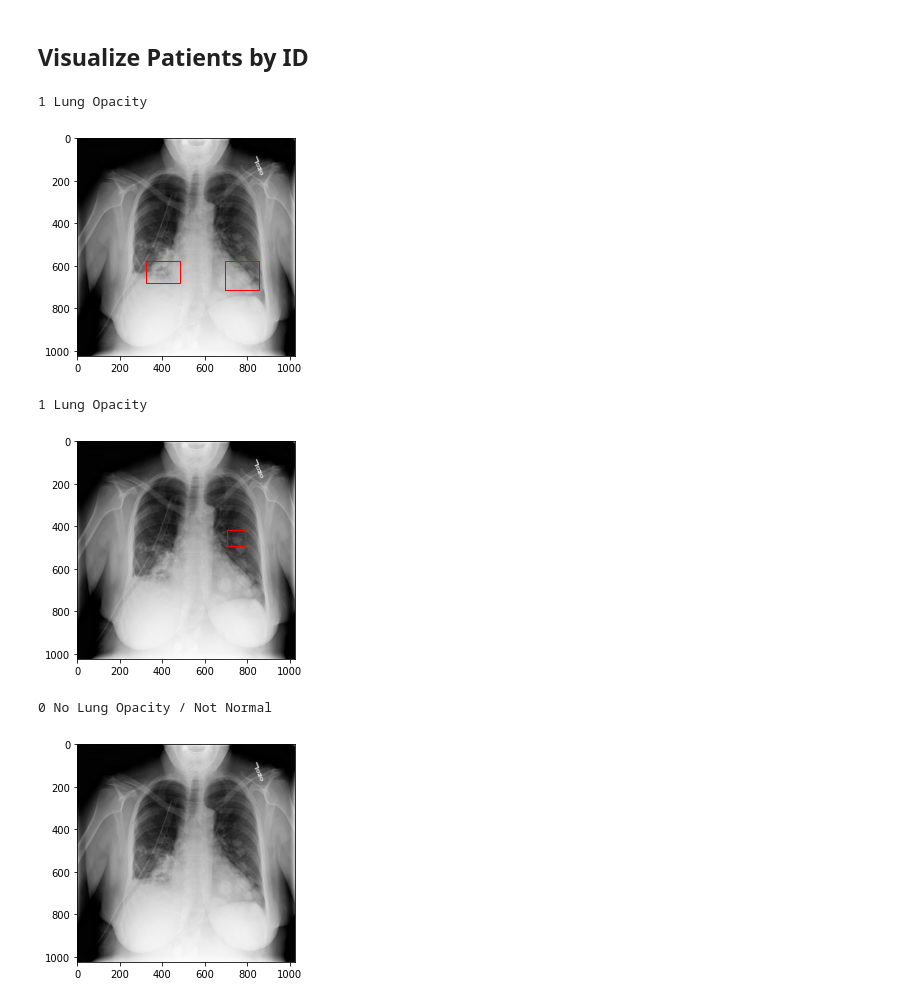
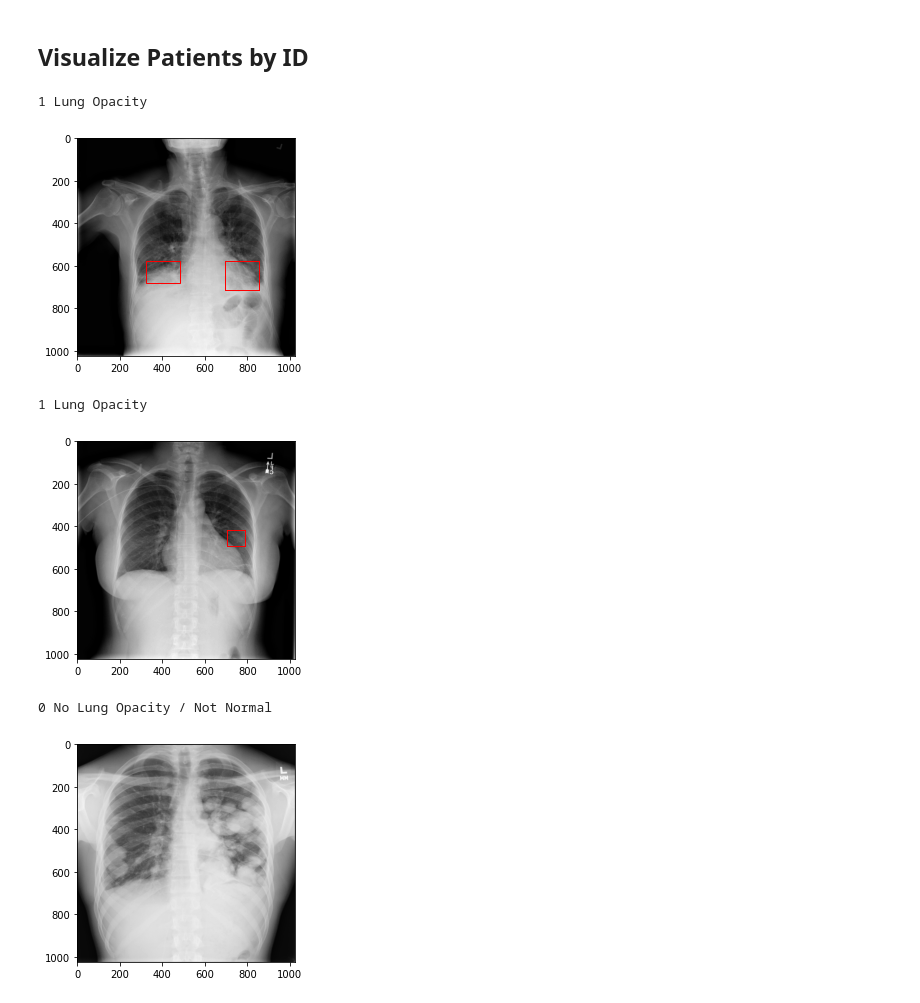
Before and after one commit to omarsayed7/RSNA-Pneumonia-Detection, a Jupyter notebook: RSNA_Pneumonia_Detection.ipynb, the cells around one changed output. Drawn from its saved outputs; the diff is of its cells as text; code cells hidden in the pictures.

```diff
--- a/RSNA_Pneumonia_Detection.ipynb
+++ b/RSNA_Pneumonia_Detection.ipynb
@@ -286,9 +355,8 @@ def get_sample(dataframe, img_dir, patientId):
       target = patient[5]
       p_class = patient[6]
 
-
   dcm_data = img_dir+'/%s.dcm' % patientId
-  dcm_data = pydicom.read_file(dcm_file)
+  dcm_data = pydicom.read_file(dcm_data)
   img = dcm_data.pixel_array
 
   return img, x, y, h, w, target, p_class
@@ -308,31 +376,36 @@ def draw(img, x, y, h, w):
     rect = patches.Rectangle((x_sub,y_sub),w_sub,h_sub,linewidth=1,edgecolor='r',facecolor='none')
     ax.add_patch(rect)
 
-  pylab.imshow(im, cmap=pylab.cm.gist_gray)
+  pylab.imshow(img, cmap=pylab.cm.gist_gray)
   ax.add_patch(rect)
-
   plt.show()
 # %% [markdown]
 ## Visualize Patients by ID
 # %%
-img, x, y, h, w, target, p_class = get_sample(dataframe = train_data,img_dir = 'stage_2_train_images', patientId = '00704310-78a8-4b38-8475-49f4573b2dbb')
+img, x, y, h, w, target, p_class = get_sample(dataframe=train_data,
+                                              img_dir='stage_2_train_images',
+                                              patientId='00704310-78a8-4b38-8475-49f4573b2dbb')
 print(target, p_class)
 draw(img,x,y,h,w)
 # %% [output]
 1 Lung Opacity
-[figure, old version]
+[figure, new version]
 # %%
-img, x, y, h, w, target, p_class = get_sample(dataframe = train_data,img_dir = 'stage_2_train_images', patientId = '0100515c-5204-4f31-98e0-f35e4b00004a')
+img, x, y, h, w, target, p_class = get_sample(dataframe=train_data,
+                                              img_dir='stage_2_train_images',
+                                              patientId='0100515c-5204-4f31-98e0-f35e4b00004a')
 print(target, p_class)
 draw(img,x,y,h,w)
 # %% [output]
 1 Lung Opacity
-[figure, old version]
+[figure, new version]
 # %%
-img, x, y, h, w, target, p_class = get_sample(dataframe = train_data,img_dir = 'stage_2_train_images', patientId = '00322d4d-1c29-4943-afc9-b6754be640eb')
+img, x, y, h, w, target, p_class = get_sample(dataframe=train_data,
+                                              img_dir='stage_2_train_images',
+                                              patientId='00322d4d-1c29-4943-afc9-b6754be640eb')
 print(target, p_class)
 draw(img,x,y,h,w)
 # %% [output]
 0 No Lung Opacity / Not Normal
-[figure, old version]
+[figure, new version]
 # %%
```
Also changed, not shown: parts of 26 cells of this notebook.
